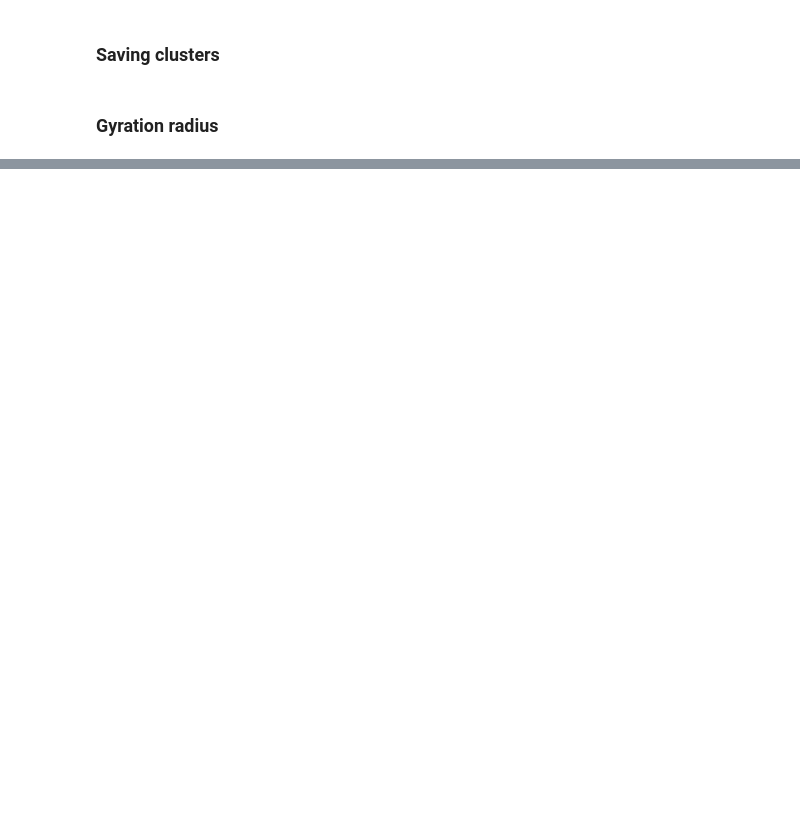
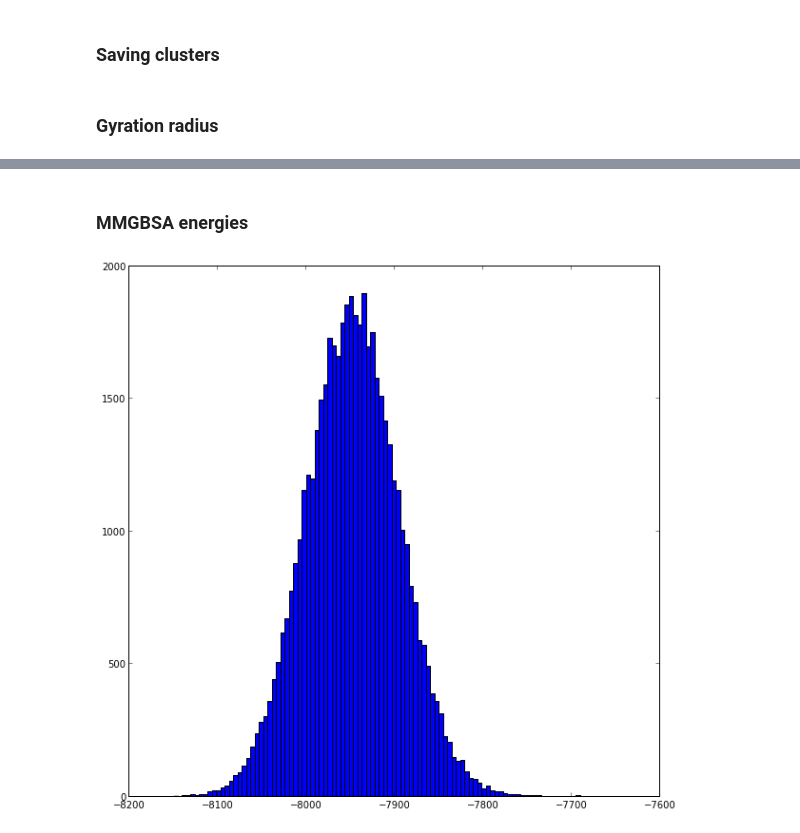
Before and after one commit to bougui505/SOMcourse, a Jupyter notebook: VanAexample/SOManalysis.ipynb, the cells around one changed output, grey strips where cells are left out. Saved outputs shown, nothing was run; the diff lists cells and outputs as text; code cells hidden in the pictures; blank space fills up the shorter version.

```diff
--- a/VanAexample/SOManalysis.ipynb
+++ b/VanAexample/SOManalysis.ipynb
@@ -214,0 +199,4 @@ clust.plotclusters(color='k', matrix=g_radius_map, cmap=cm.PRGn)
+# %% [markdown]
+### MMGBSA energies
+# %%
+egb = genfromtxt('EGB-Total-VanA_VanAss-1col.dat')
@@ -214,0 +205,4 @@ clust.plotclusters(color='k', matrix=g_radius_map, cmap=cm.PRGn)
+# %%
+histo = hist(egb, 100)
+# %% [output]
+[figure, added]
```
Also changed, not shown: parts of 17 cells of this notebook, 4 other files.
